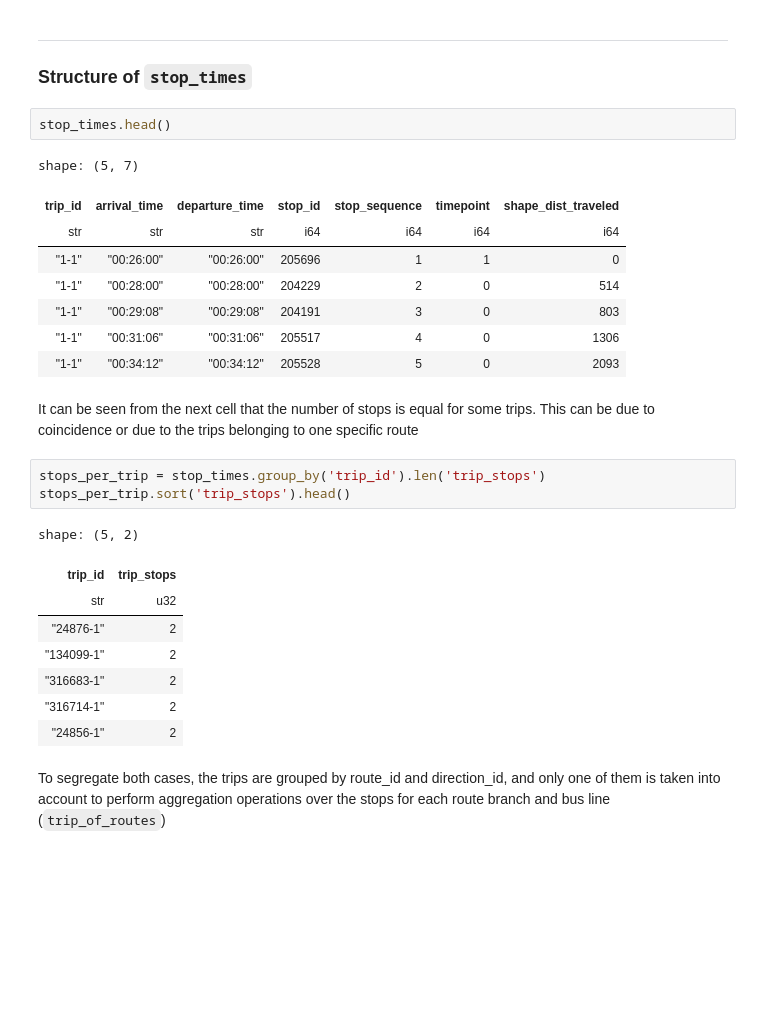
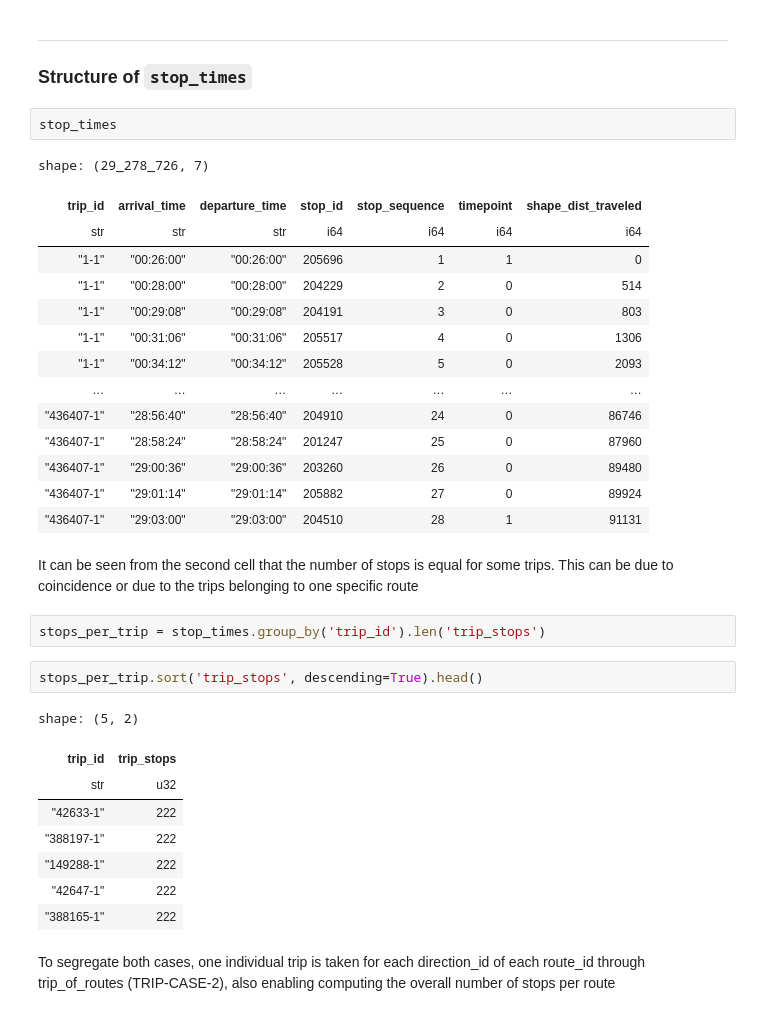
Before and after one commit to ivanadelcarmen/bus-gtfs-warehouse, a Jupyter notebook: overview.ipynb, the cells around one changed output. Drawn from its saved outputs; the diff is of its cells as text; blank space fills up the shorter version.

```diff
--- a/overview.ipynb
+++ b/overview.ipynb
@@ -217,30 +303,37 @@ total_dist_per_route = total_dist_per_shape. \
 ---
 ### Structure of `stop_times`
 # %%
-stop_times.head()
+stop_times
 # %% [output]
-shape: (5, 7)
+shape: (29_278_726, 7)
 | trip_id | arrival_time | departure_time | stop_id | stop_sequence | timepoint | shape_dist_traveled |
 | str | str | str | i64 | i64 | i64 | i64 |
 | "1-1" | "00:26:00" | "00:26:00" | 205696 | 1 | 1 | 0 |
 | "1-1" | "00:28:00" | "00:28:00" | 204229 | 2 | 0 | 514 |
 | "1-1" | "00:29:08" | "00:29:08" | 204191 | 3 | 0 | 803 |
 | "1-1" | "00:31:06" | "00:31:06" | 205517 | 4 | 0 | 1306 |
 | "1-1" | "00:34:12" | "00:34:12" | 205528 | 5 | 0 | 2093 |
+| … | … | … | … | … | … | … |
+| "436407-1" | "28:56:40" | "28:56:40" | 204910 | 24 | 0 | 86746 |
+| "436407-1" | "28:58:24" | "28:58:24" | 201247 | 25 | 0 | 87960 |
+| "436407-1" | "29:00:36" | "29:00:36" | 203260 | 26 | 0 | 89480 |
+| "436407-1" | "29:01:14" | "29:01:14" | 205882 | 27 | 0 | 89924 |
+| "436407-1" | "29:03:00" | "29:03:00" | 204510 | 28 | 1 | 91131 |
 # %% [markdown]
-It can be seen from the next cell that the number of stops is equal for some trips. This can be due to coincidence or due to the trips belonging to one specific route
+It can be seen from the second cell that the number of stops is equal for some trips. This can be due to coincidence or due to the trips belonging to one specific route
 # %%
 stops_per_trip = stop_times.group_by('trip_id').len('trip_stops')
-stops_per_trip.sort('trip_stops').head()
-# %% [output]
-shape: (5, 2)
-| trip_id | trip_stops |
-| str | u32 |
-| "24876-1" | 2 |
-| "134099-1" | 2 |
-| "316683-1" | 2 |
-| "316714-1" | 2 |
-| "24856-1" | 2 |
+# %%
+stops_per_trip.sort('trip_stops', descending=True).head()
+# %% [output]
+shape: (5, 2)
+| trip_id | trip_stops |
+| str | u32 |
+| "42633-1" | 222 |
+| "388197-1" | 222 |
+| "149288-1" | 222 |
+| "42647-1" | 222 |
+| "388165-1" | 222 |
 # %% [markdown]
-To segregate both cases, the trips are grouped by route_id and direction_id, and only one of them is taken into account to perform aggregation operations over the stops for each route branch and bus line (`trip_of_routes`)
+To segregate both cases, one individual trip is taken for each direction_id of each route_id through trip_of_routes (TRIP-CASE-2), also enabling computing the overall number of stops per route
 # %%
```
Also changed, not shown: parts of 66 cells of this notebook.
